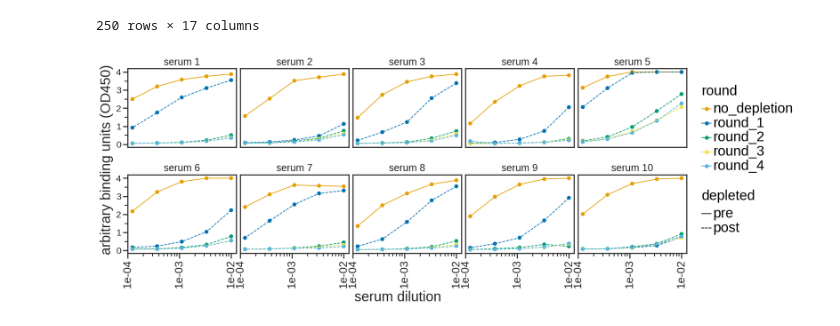
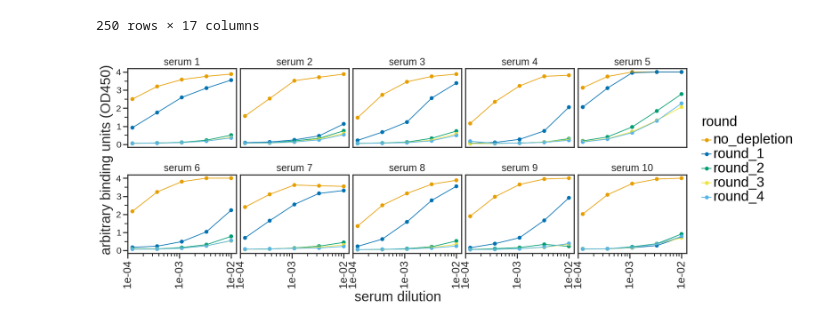
Before and after one commit to jbloomlab/Ace2_expression_neuts, a Jupyter notebook: rbd_depletions.ipynb, the cells around one changed output. Cells and saved outputs as stored; diff of their text form; code cells hidden in the pictures.

```diff
--- a/rbd_depletions.ipynb
+++ b/rbd_depletions.ipynb
@@ -135,33 +135,33 @@ p = (
             .assign(serum=lambda x: pd.Categorical(x['serum'],
                                                    natsort.natsorted(x['serum'].unique()),
                                                    ordered=True))
            ),
            aes('dilution',
                'OD450',
                color='round'
               )) +
     geom_point(size=3) +
-    geom_path(aes(color='round', linetype='depleted'), size=0.75) +
+    geom_path(aes(color='round'), size=0.75) +
     scale_x_log10(name='serum dilution', labels=scientific_format(digits=0)) +
     facet_wrap('~ serum', ncol=5) +
     theme(figure_size=(3 * ncol, 3 * nrow),
           axis_text_x=element_text(size=20,angle=90),
           subplots_adjust={'hspace':0.35},
           strip_background_x=element_blank(),
           legend_text=element_text(size=25),
           legend_title=element_text(size=25),
           axis_title_x=element_text(size=25),
-          axis_title_y=element_text(size=25),
+          axis_title_y=element_text(size=25)
          ) +
     scale_color_manual(values=colours) +
     scale_shape_manual(values=['o', 'x']) +
     ylab('arbitrary binding units (OD450)')
     )
 
 
 
 _ = p.draw()
 
 plt.savefig('RBD_Depletions.pdf')
 # %% [output]
-[figure, old version]
+[figure, new version]
```
Also changed, not shown: 6 other files.
